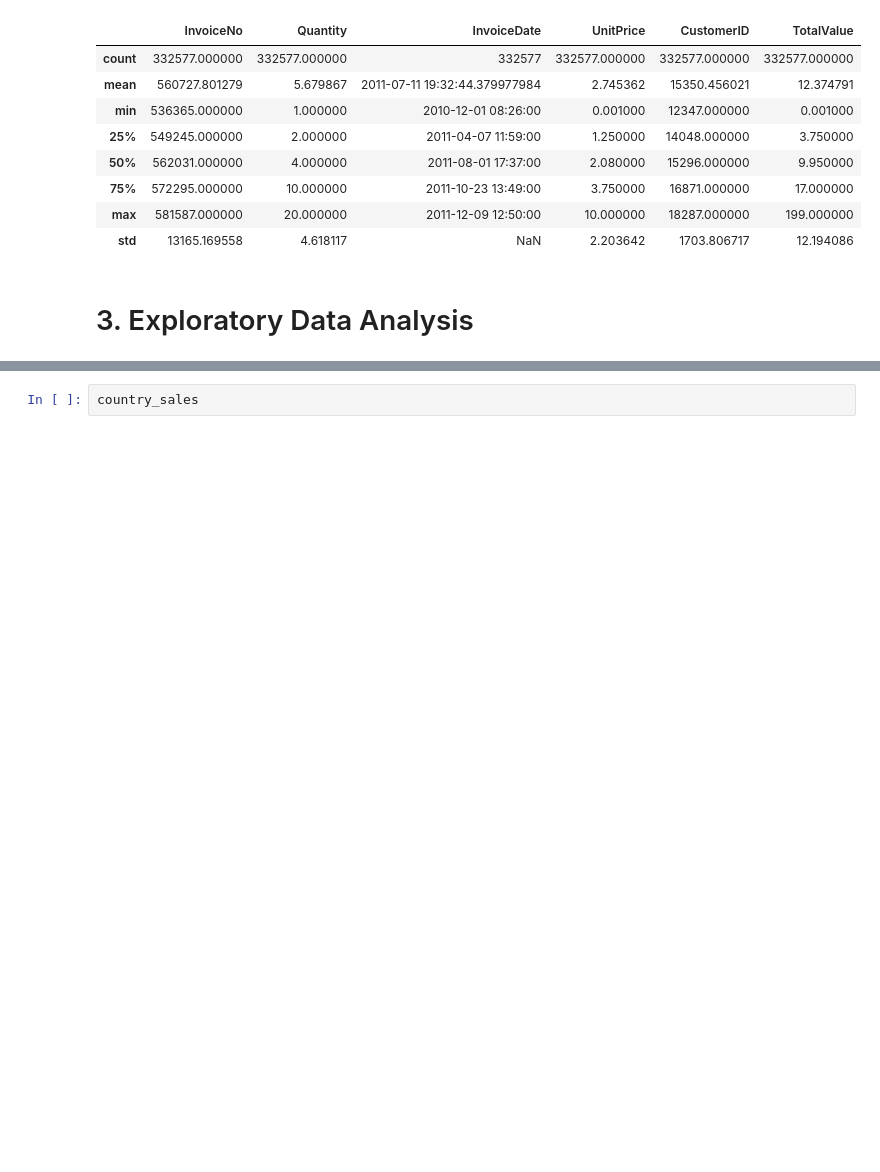
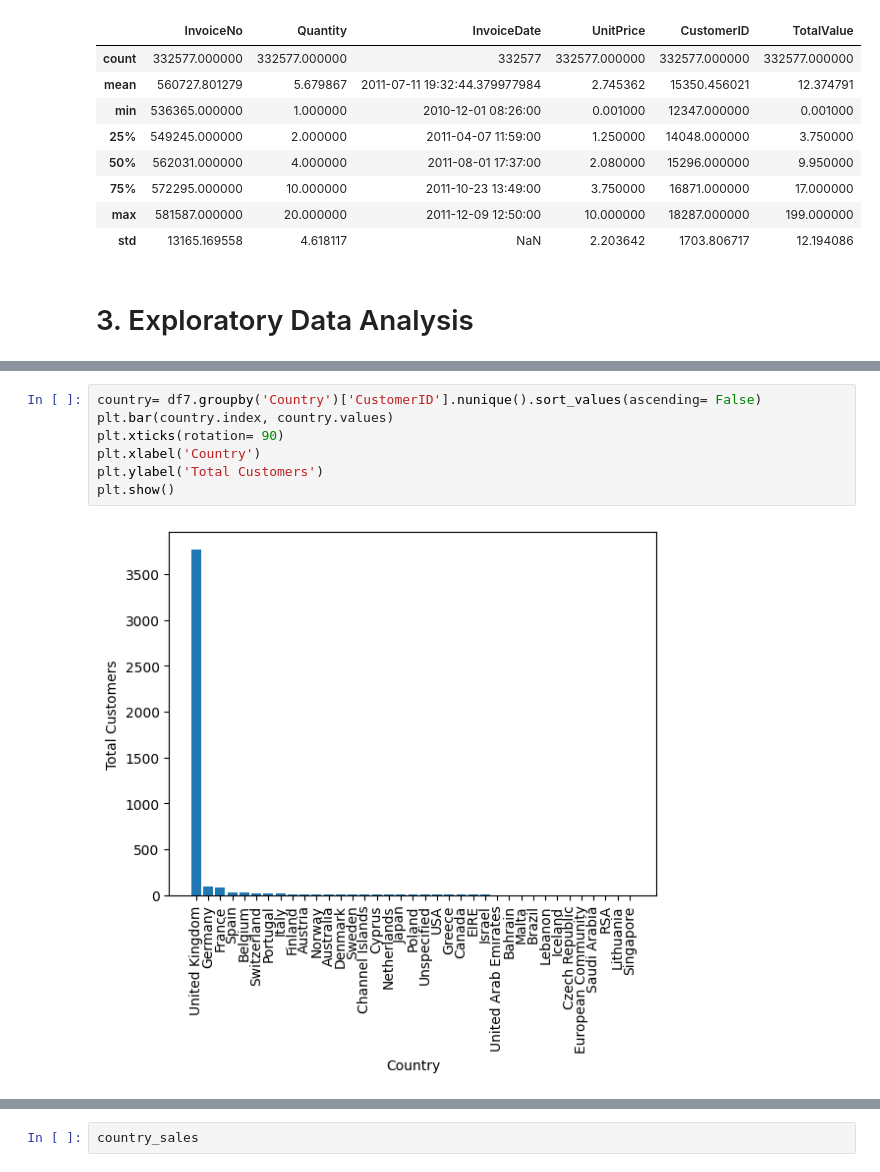
Before and after one commit to Jashan-jj/RFM-model-based-customer-segmentation, a Jupyter notebook: notebook/Customer_segmentation.ipynb, the cells around one changed output, grey strips where cells are left out. Cells and saved outputs as stored; diff of their text form; blank space fills up the shorter version.

```diff
--- a/notebook/Customer_segmentation.ipynb
+++ b/notebook/Customer_segmentation.ipynb
@@ -416,0 +421,9 @@ plt
+# %%
+country= df7.groupby('Country')['CustomerID'].nunique().sort_values(ascending= False)
+plt.bar(country.index, country.values)
+plt.xticks(rotation= 90)
+plt.xlabel('Country')
+plt.ylabel('Total Customers')
+plt.show()
+# %% [output]
+[figure, added]
```
Also changed, not shown: parts of 15 cells of this notebook.
